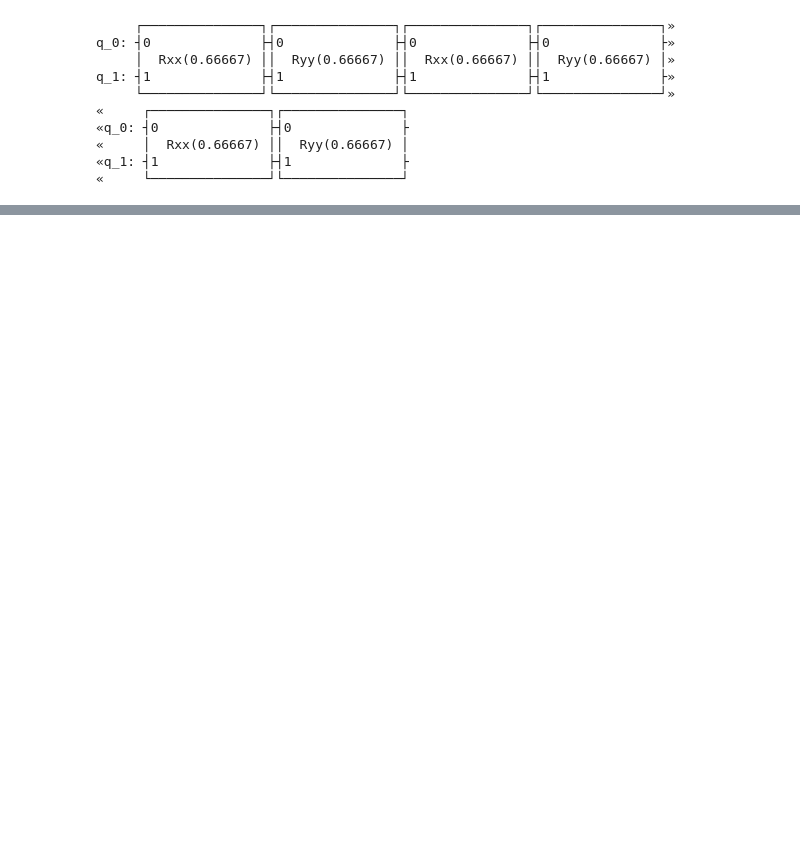
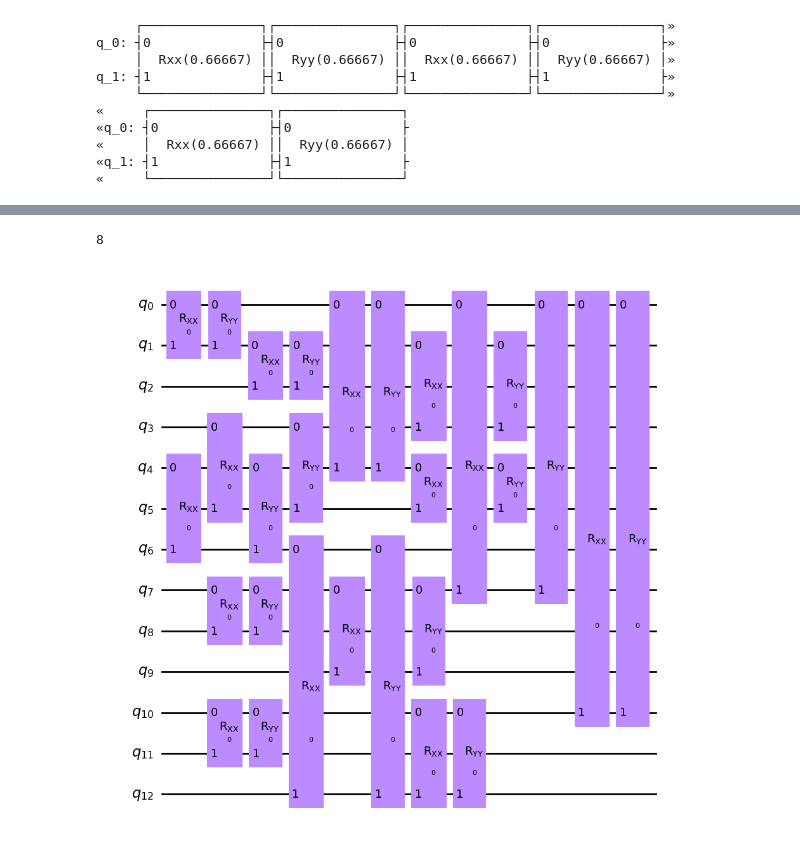
Before and after one commit to Louisanity/HamilToniQ, a Jupyter notebook: depth.ipynb, the cells around one changed output, grey strips where cells are left out. Saved outputs shown, nothing was run; the diff lists cells and outputs as text; code cells hidden in the pictures; blank space fills up the shorter version.

```diff
--- a/depth.ipynb
+++ b/depth.ipynb
@@ -22,0 +63,13 @@ q_1: ┤1              ├┤1              ├┤1              ├┤1
+# %%
+params = range(len(coupling_map))
+qc = QuantumCircuit(num_qubits)
+index = 0
+for step in grouped_map:
+    for pairs in step:
+        XXYY(qc, params[0], pairs[0], pairs[1], trot=1)
+        index += 1
+print(qc.depth())
+qc.draw('mpl')
+# %% [output]
+8
+[figure, added]
```
Also changed, not shown: parts of 5 cells of this notebook, 2 other files.
